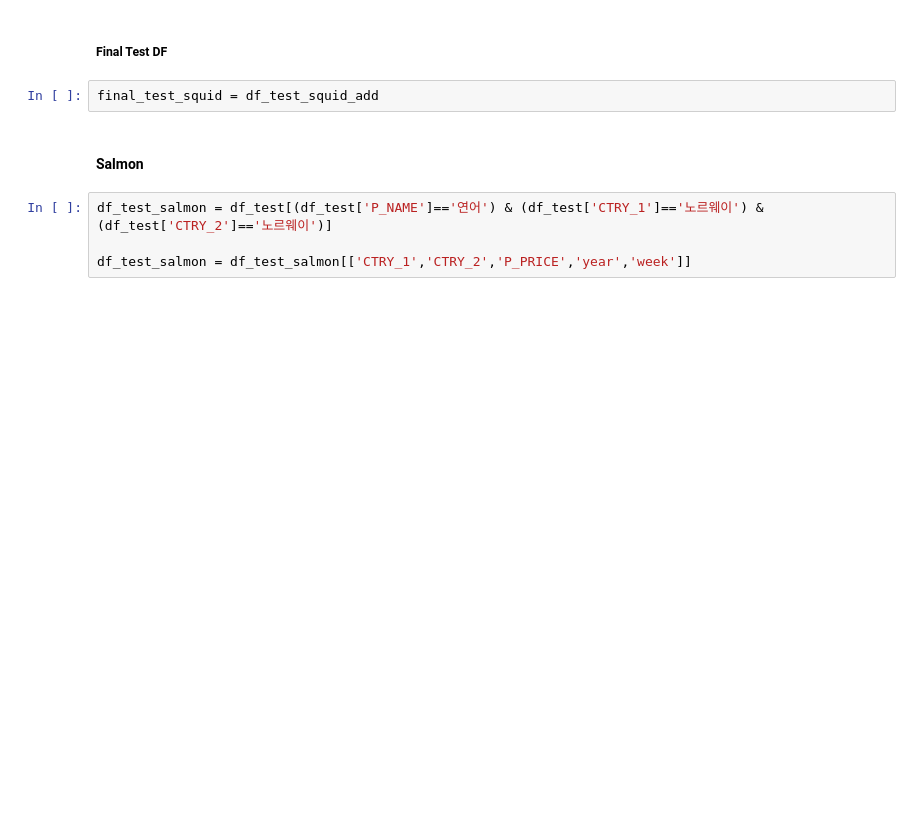
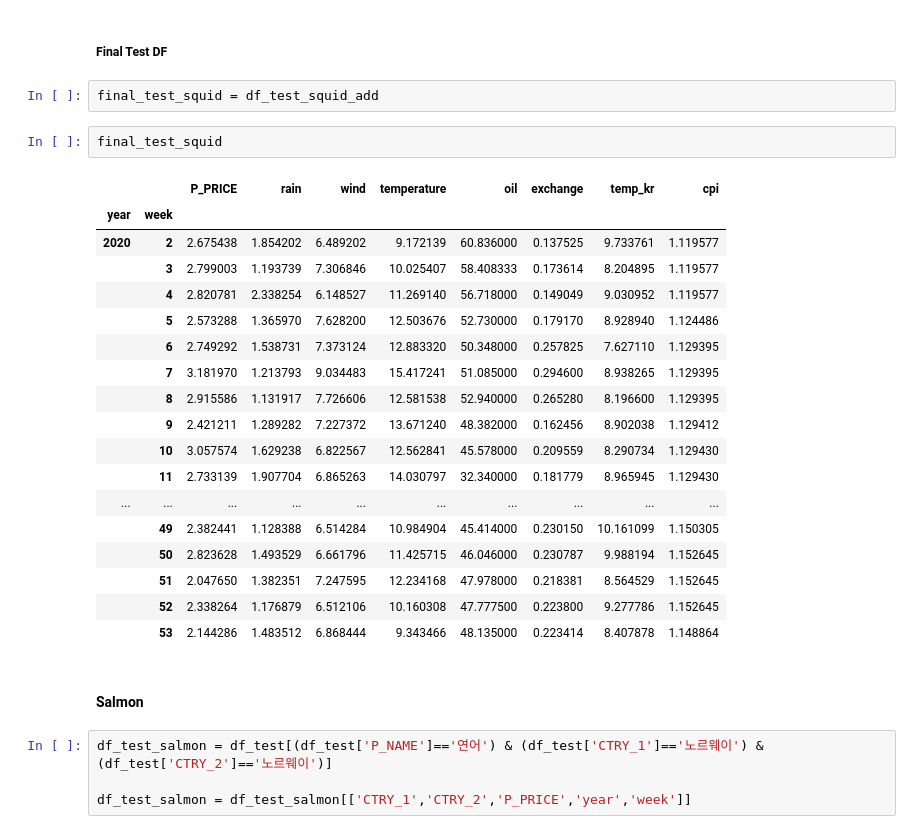
Before and after one commit to Yeony54/Project_Seafood_Import_Price_Prediction, a Jupyter notebook: 어종별 모델 최적화 및 최종 모델 구현.ipynb, the cells around one changed output. Drawn from its saved outputs; the diff is of its cells as text; blank space fills up the shorter version.

```diff
--- a/어종별 모델 최적화 및 최종 모델 구현.ipynb
+++ b/어종별 모델 최적화 및 최종 모델 구현.ipynb
@@ -765,6 +927,27 @@ df_test_squid_add.drop(columns=['temperature_kr', 'cpi_fish', 'water_temp_kr','w
 ##### Final Test DF
 # %%
 final_test_squid = df_test_squid_add
+# %%
+final_test_squid
+# %% [output]
+|  |  | P_PRICE | rain | wind | temperature | oil | exchange | temp_kr | cpi |
+| year | week |  |  |  |  |  |  |  |  |
+| 2020 | 2 | 2.675438 | 1.854202 | 6.489202 | 9.172139 | 60.836000 | 0.137525 | 9.733761 | 1.119577 |
+|  | 3 | 2.799003 | 1.193739 | 7.306846 | 10.025407 | 58.408333 | 0.173614 | 8.204895 | 1.119577 |
+|  | 4 | 2.820781 | 2.338254 | 6.148527 | 11.269140 | 56.718000 | 0.149049 | 9.030952 | 1.119577 |
+|  | 5 | 2.573288 | 1.365970 | 7.628200 | 12.503676 | 52.730000 | 0.179170 | 8.928940 | 1.124486 |
+|  | 6 | 2.749292 | 1.538731 | 7.373124 | 12.883320 | 50.348000 | 0.257825 | 7.627110 | 1.129395 |
+|  | 7 | 3.181970 | 1.213793 | 9.034483 | 15.417241 | 51.085000 | 0.294600 | 8.938265 | 1.129395 |
+|  | 8 | 2.915586 | 1.131917 | 7.726606 | 12.581538 | 52.940000 | 0.265280 | 8.196600 | 1.129395 |
+|  | 9 | 2.421211 | 1.289282 | 7.227372 | 13.671240 | 48.382000 | 0.162456 | 8.902038 | 1.129412 |
+|  | 10 | 3.057574 | 1.629238 | 6.822567 | 12.562841 | 45.578000 | 0.209559 | 8.290734 | 1.129430 |
+|  | 11 | 2.733139 | 1.907704 | 6.865263 | 14.030797 | 32.340000 | 0.181779 | 8.965945 | 1.129430 |
+| ... | ... | ... | ... | ... | ... | ... | ... | ... | ... |
+|  | 49 | 2.382441 | 1.128388 | 6.514284 | 10.984904 | 45.414000 | 0.230150 | 10.161099 | 1.150305 |
+|  | 50 | 2.823628 | 1.493529 | 6.661796 | 11.425715 | 46.046000 | 0.230787 | 9.988194 | 1.152645 |
+|  | 51 | 2.047650 | 1.382351 | 7.247595 | 12.234168 | 47.978000 | 0.218381 | 8.564529 | 1.152645 |
+|  | 52 | 2.338264 | 1.176879 | 6.512106 | 10.160308 | 47.777500 | 0.223800 | 9.277786 | 1.152645 |
+|  | 53 | 2.144286 | 1.483512 | 6.868444 | 9.343466 | 48.135000 | 0.223414 | 8.407878 | 1.148864 |
 # %% [markdown]
 #### Salmon
 # %%
```
Also changed, not shown: parts of 45 cells of this notebook.
